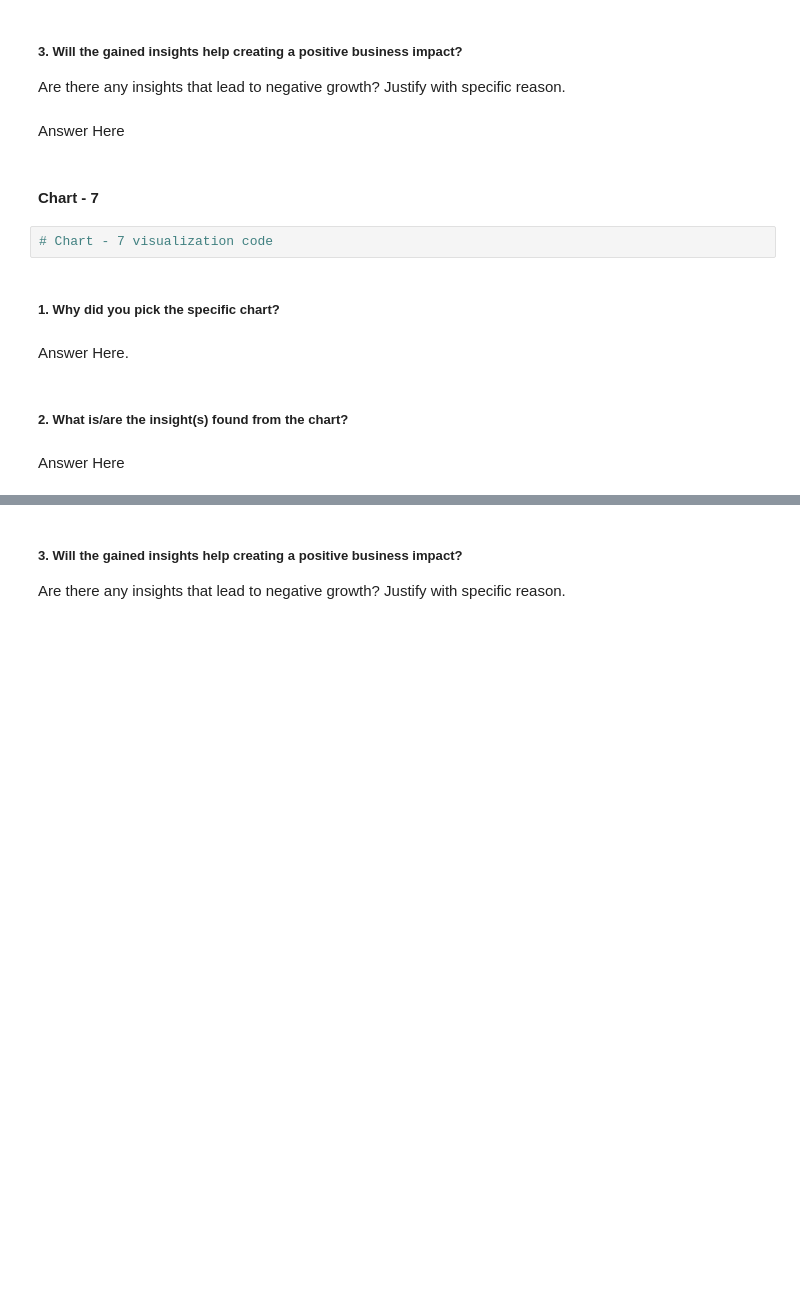
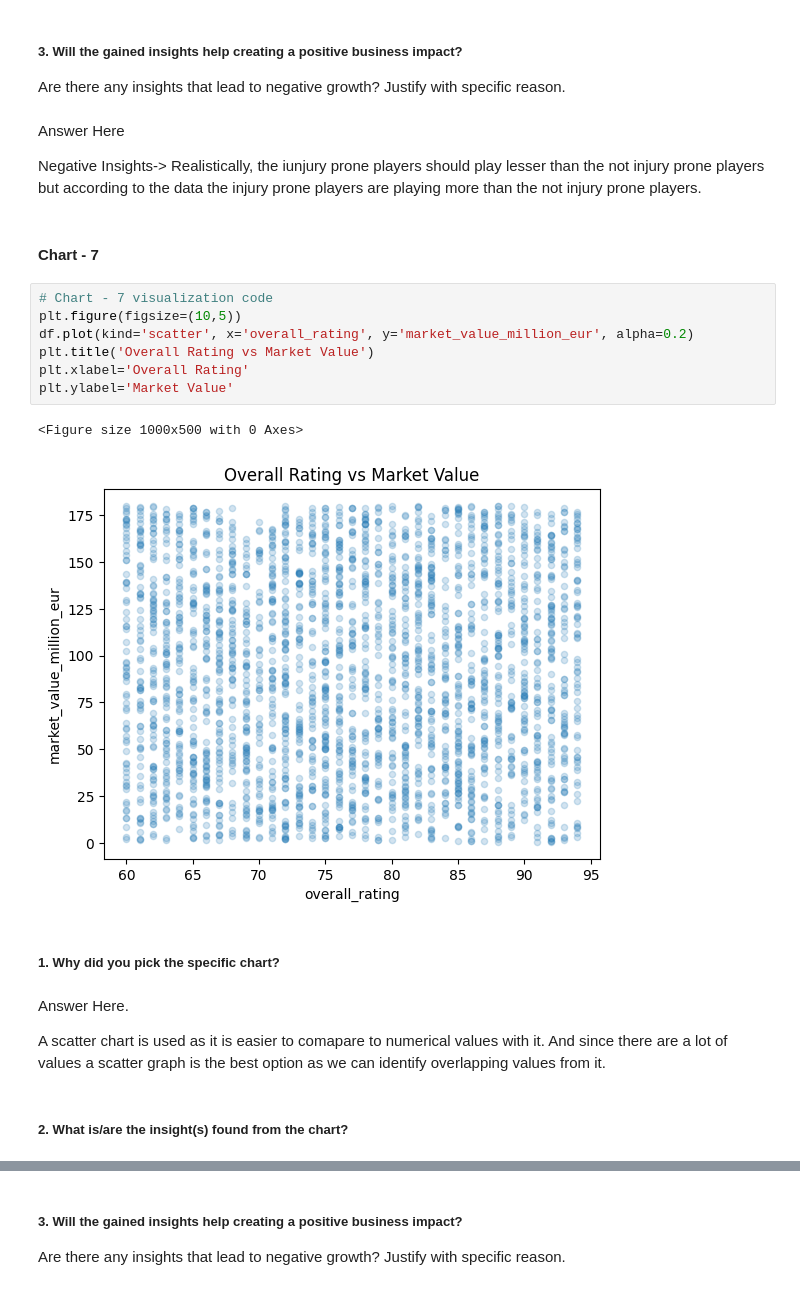
Before and after one commit to kushtagra7/fifa_transfermarket_analysis, a Jupyter notebook: Fifa_TransferMarket_EDA_Project.ipynb, the cells around one changed output, grey strips where cells are left out. Saved outputs shown, nothing was run; the diff lists cells and outputs as text; blank space fills up the shorter version.

```diff
--- a/Fifa_TransferMarket_EDA_Project.ipynb
+++ b/Fifa_TransferMarket_EDA_Project.ipynb
@@ -370,17 +393,27 @@ Answer Here
 # %% [markdown]
 ##### 3. Will the gained insights help creating a positive business impact?
 Are there any insights that lead to negative growth? Justify with specific reason.
-# %% [markdown]
-Answer Here
+# %% [markdown]
+Answer Here
+
+Negative Insights-> Realistically, the iunjury prone players should play lesser than the not injury prone players but according to the data the injury prone players are playing more than the not injury prone players.
 # %% [markdown]
 #### Chart - 7
-# %%
-# Chart - 7 visualization code
+# %%
+# Chart - 7 visualization code
+plt.figure(figsize=(10,5))
+df.plot(kind='scatter', x='overall_rating', y='market_value_million_eur', alpha=0.2)
+plt.title('Overall Rating vs Market Value')
+plt.xlabel='Overall Rating'
+plt.ylabel='Market Value'
+# %% [output]
+<Figure size 1000x500 with 0 Axes>
+[figure, added]
 # %% [markdown]
 ##### 1. Why did you pick the specific chart?
-# %% [markdown]
-Answer Here.
+# %% [markdown]
+Answer Here.
+
+A scatter chart is used as it is easier to comapare to numerical values with it. And since there are a lot of values a scatter graph is the best option as we can identify overlapping values from it.
 # %% [markdown]
 ##### 2. What is/are the insight(s) found from the chart?
-# %% [markdown]
-Answer Here
```
Also changed, not shown: parts of 21 cells of this notebook.
